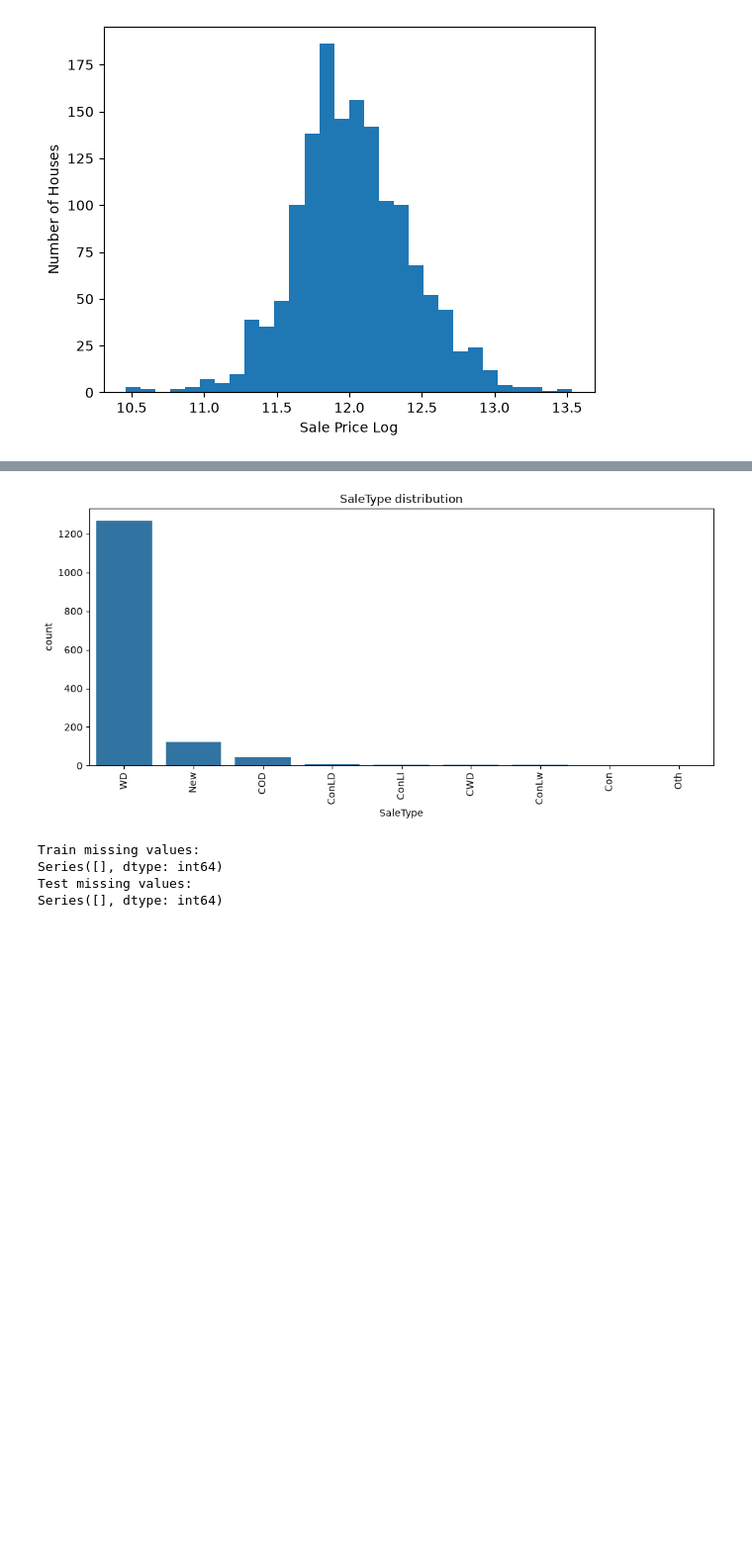
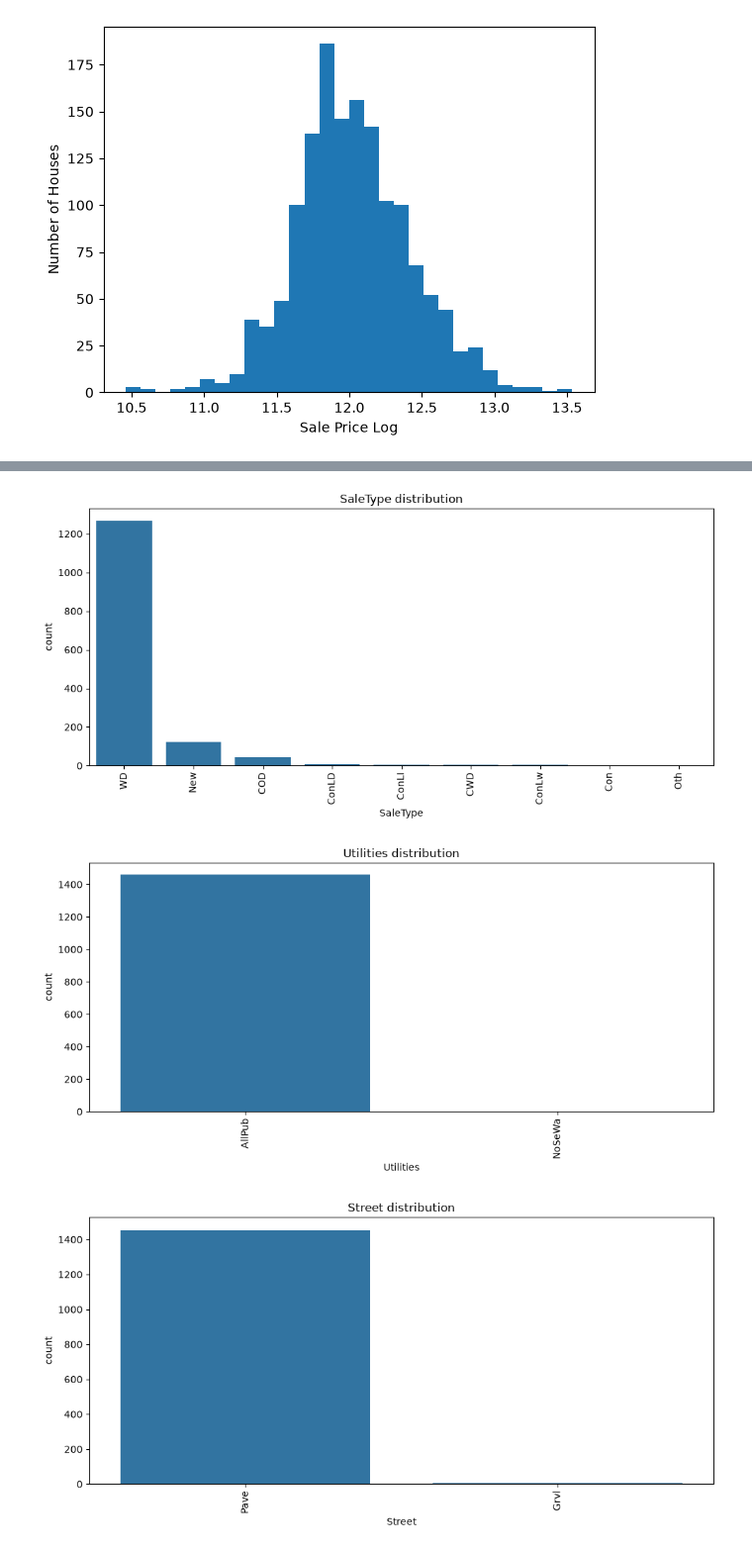
Before and after one commit to Levon2009/house-prices-levon-aleksanyan, a Jupyter notebook: notebooks/01_EDA.ipynb, the cells around one changed output, grey strips where cells are left out. Shown at 99% size. Cells and saved outputs as stored; diff of their text form; code cells hidden in the pictures; blank space fills up the shorter version.

```diff
--- a/notebooks/01_EDA.ipynb
+++ b/notebooks/01_EDA.ipynb
@@ -132,35 +139,33 @@ Series([], dtype: int64)
 # %%
 num_columns = train_processed.select_dtypes(include=['number']).columns
 train_processed[num_columns].hist(figsize=(20, 20), bins=30)
 plt.show()
 
 
 
-plot_cat_cols = ['Neighborhood','KitchenQual','ExterQual','BsmtQual','GarageType','HouseStyle','SaleType']
+plot_cat_cols = ['Neighborhood','KitchenQual','ExterQual','BsmtQual','GarageType','HouseStyle','SaleType','Utilities','Street']
 for i in plot_cat_cols:
     plt.figure(figsize=(10, 5))
     sns.countplot(
         data=train_processed,
         x=i
     )
 
     plt.xticks(rotation=90)
     plt.title(f'{i} distribution')
     plt.tight_layout()
     plt.show()
 # %% [output]
 [figure]
 [figure]
 [figure]
 [figure]
 [figure]
 [figure]
 [figure]
 [figure]
-Train missing values:
-Series([], dtype: int64)
-Test missing values:
-Series([], dtype: int64)
+[figure, added]
+[figure, added]
 # %%
 for i in plot_cat_cols:
     plt.figure(figsize=(10, 5))
```
Also changed, not shown: parts of 19 cells of this notebook, 3 other files.
